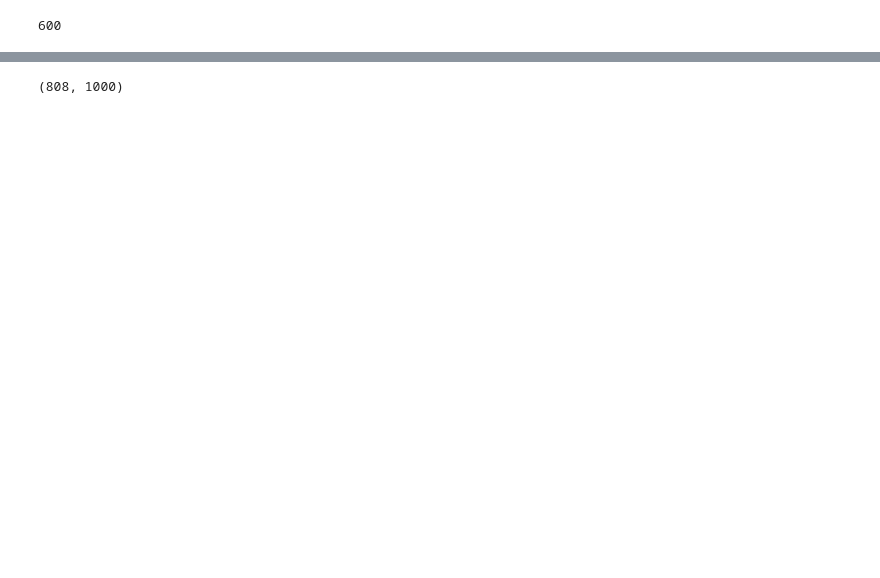
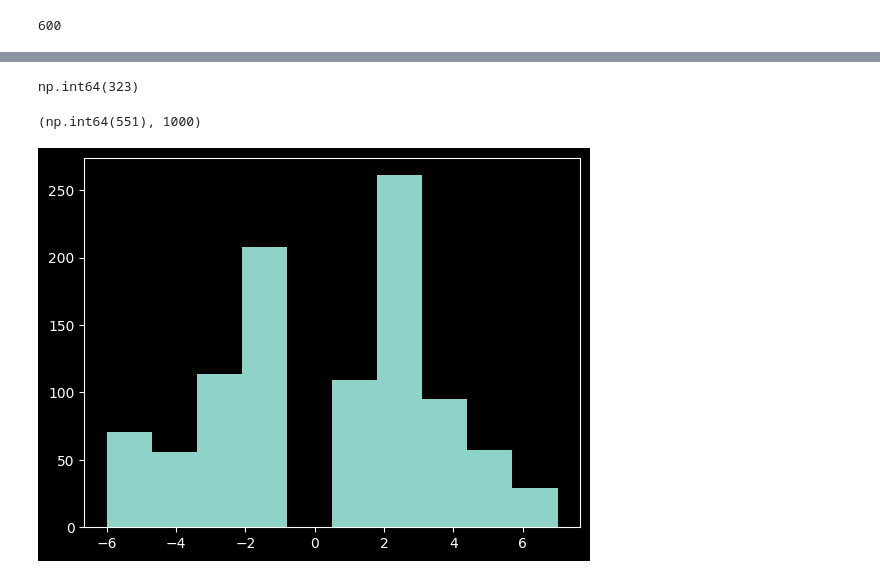
Before and after one commit to YeetTheFirst21/checkersRL, a Jupyter notebook: jupyter/q_learning.ipynb, the cells around one changed output, grey strips where cells are left out. Drawn from its saved outputs; the diff is of its cells as text; code cells hidden in the pictures; blank space fills up the shorter version.

Commit message:
Backup of experiments

```diff
--- a/jupyter/q_learning.ipynb
+++ b/jupyter/q_learning.ipynb
@@ -210,27 +238,24 @@ our_sign = -1
 memory: list[TransitionRecord] = []
 
 win_rate = []
+number_of_steps = []
 
-enemy = RandomPlayer(0)
+enemy = RandomPlayer(random.randint(0, 1000))
+q_enemy = QLearning("dqn80.pth")
+random_enemy = RandomPlayer(random.randint(0, 1000))
 
 for i_episode in range(num_episodes):
-	# Initialize the environment and get its state
+	enemy = random.choice([q_enemy, random_enemy])
 	cur_state = Board()
 	cur_state.make_move(*enemy.decide_move(cur_state))
+	num_steps = 0
 	while True:
+		num_steps += 1
 		action = select_action(cur_state)
-		new_state, immediate_reward = make_environment_step(cur_state, action.action, enemy)
+		new_state, immediate_reward = make_environment_step(cur_state, action.action, enemy, num_steps)
 
 		memory.append(TransitionRecord(cur_state, new_state, torch.tensor([immediate_reward], device=device)))
 		cur_state = new_state
-
-		# Soft update of the target network's weights
-		# θ′ ← τ θ + (1 −τ )θ′
-		target_net_state_dict = target_net.state_dict()
-		policy_net_state_dict = policy_net.state_dict()
-		for key in policy_net_state_dict:
-			target_net_state_dict[key] = policy_net_state_dict[key]*TAU + target_net_state_dict[key]*(1-TAU)
-		target_net.load_state_dict(target_net_state_dict)
 
 		if cur_state.game_state != GameState.NOT_OVER:
 			win_rate.append(cur_state.game_state == GameState(our_sign))
@@ -238,7 +263,24 @@ for i_episode in range(num_episodes):
 
 	# Perform one step of the optimization (on the policy network)
 	optimize_model(memory)
-	print(f"Episode {i_episode} finished. {sum(win_rate[-20:])}/{20}")
+	# Soft update of the target network's weights
+	# θ′ ← τ θ + (1 −τ )θ′
+	target_net_state_dict = target_net.state_dict()
+	policy_net_state_dict = policy_net.state_dict()
+	for key in policy_net_state_dict:
+		target_net_state_dict[key] = policy_net_state_dict[key]*TAU + target_net_state_dict[key]*(1-TAU)
+	target_net.load_state_dict(target_net_state_dict)
+
+	number_of_steps.append(num_steps)
+	stats = [run_game(target_net) for _ in range(20)]
+	a = sum(win_rate[-20:])
+	b = sum(x > 0 for x in stats)
+
+	if a * b > max_score:
+		max_score = a * b
+		backup = copy.deepcopy(target_net)
+
+	print(f"Episode {i_episode} finished. {a}/{20} | {b}/20  {sum(number_of_steps)/len(number_of_steps)}")
 
 print('Complete')
 # %% [output]
@@ -275,20 +317,4 @@ sum(win_rate)
-# %%
-stats = []
-
-enemy = RandomPlayer(random.randint(0, 10000))
-
-for i in range(1000):
-	board = Board()
-	while board.game_state == GameState.NOT_OVER:
-		while board.game_state == GameState.NOT_OVER and board.turn_sign == 1:
-			board.make_move(*enemy.decide_move(board))
-		while board.game_state == GameState.NOT_OVER and board.turn_sign == -1:
-			with torch.no_grad():
-				state_values = max(q_s(target_net, board), key=lambda x: x.value.item())
-				board.make_move(*state_values.action)
-
-	stats.append(board.game_state == GameState(-1))
-
-sum(stats), len(stats)
-# %% [output]
-(808, 1000)
+# %%
+max_score
+# %% [output]
+np.int64(323)
@@ -294,0 +323,8 @@ sum(stats), len(stats)
+# %%
+stats = [run_game(target_net) for _ in range(1000)]
+
+plt.hist(stats)
+sum(x > 0 for x in stats), len(stats)
+# %% [output]
+(np.int64(551), 1000)
+[figure, added]
```
Also changed, not shown: parts of 13 cells of this notebook.
